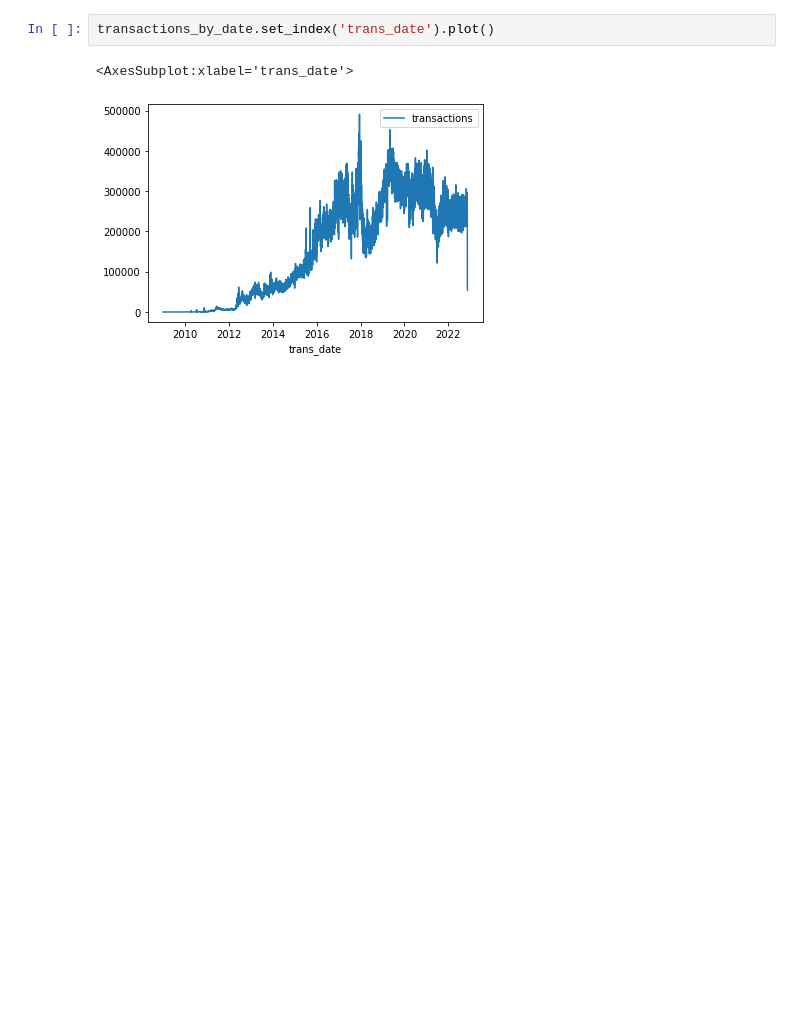
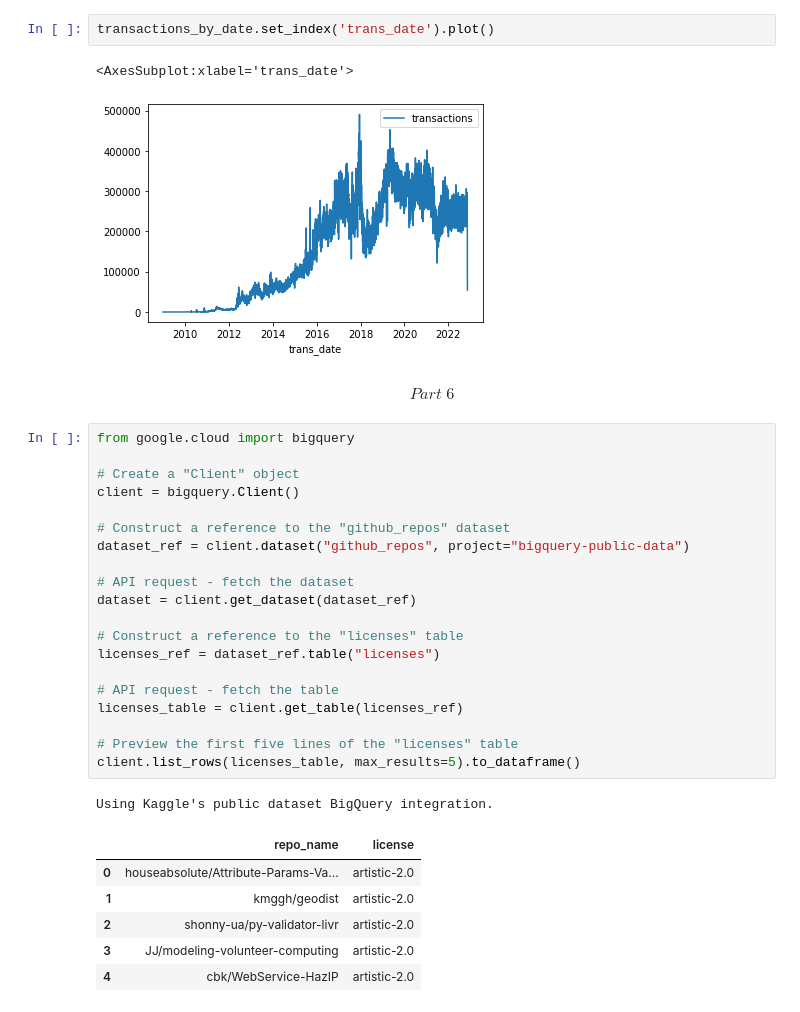
Before and after one commit to NuwanUdara/Kaggle-Mysql, a Jupyter notebook: sketch1.ipynb, the cells around one changed output. Saved outputs shown, nothing was run; the diff lists cells and outputs as text; blank space fills up the shorter version.

Commit message:
Kaggle Notebook | sketck 6 | Version 5

```diff
--- a/sketch1.ipynb
+++ b/sketch1.ipynb
@@ -463,3 +463,33 @@ transactions_by_date.set_index('trans_date').plot()
 # %% [output]
 <AxesSubplot:xlabel='trans_date'>
 [figure]
+# %% [markdown]
+$$ Part \; 6$$
+# %%
+from google.cloud import bigquery
+
+# Create a "Client" object
+client = bigquery.Client()
+
+# Construct a reference to the "github_repos" dataset
+dataset_ref = client.dataset("github_repos", project="bigquery-public-data")
+
+# API request - fetch the dataset
+dataset = client.get_dataset(dataset_ref)
+
+# Construct a reference to the "licenses" table
+licenses_ref = dataset_ref.table("licenses")
+
+# API request - fetch the table
+licenses_table = client.get_table(licenses_ref)
+
+# Preview the first five lines of the "licenses" table
+client.list_rows(licenses_table, max_results=5).to_dataframe()
+# %% [output]
+Using Kaggle's public dataset BigQuery integration.
+|  | repo_name | license |
+| 0 | houseabsolute/Attribute-Params-Va... | artistic-2.0 |
+| 1 | kmggh/geodist | artistic-2.0 |
+| 2 | shonny-ua/py-validator-livr | artistic-2.0 |
+| 3 | JJ/modeling-volunteer-computing | artistic-2.0 |
+| 4 | cbk/WebService-HazIP | artistic-2.0 |
```
Also changed, not shown: parts of 3 cells of this notebook.
